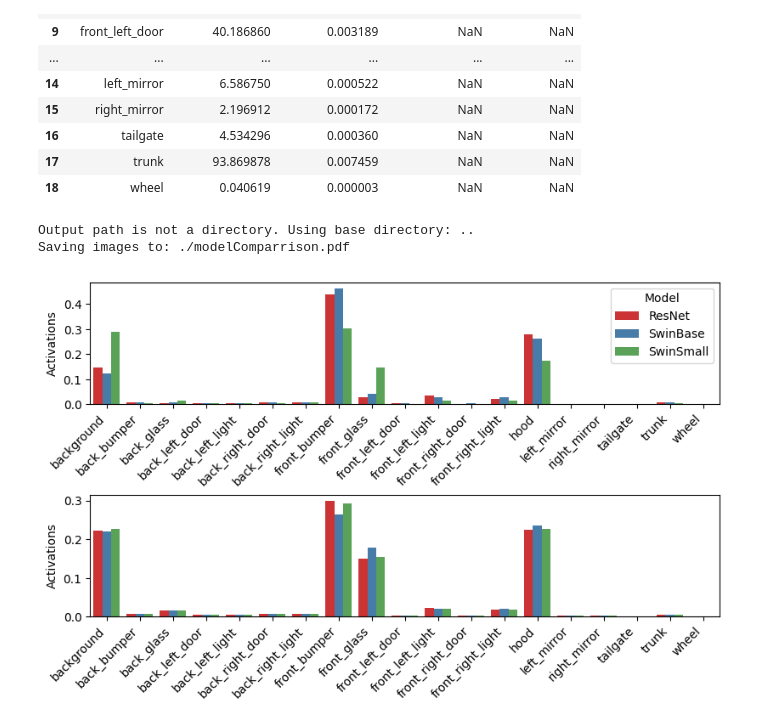
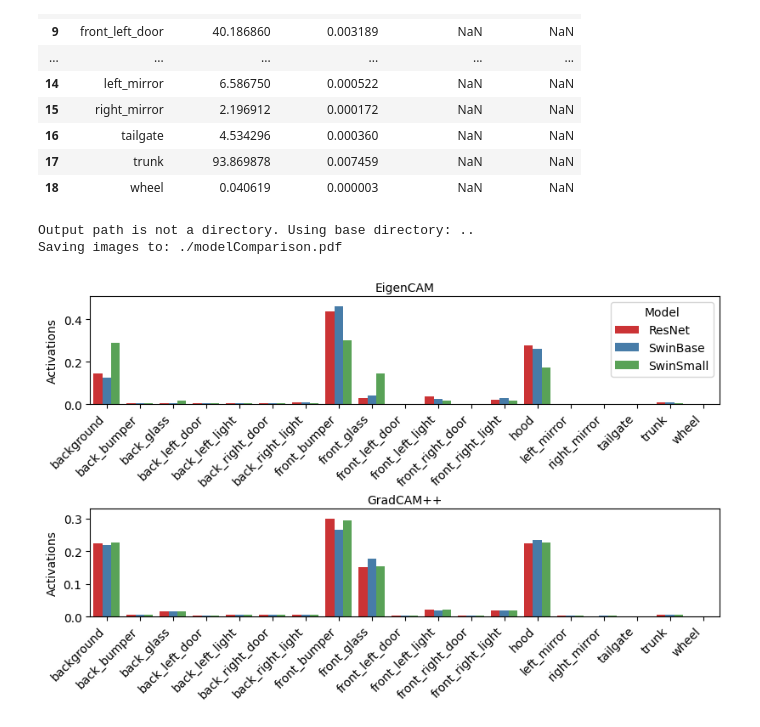
Before and after one commit to L1nusB/XAI-Vehicle-Classification, a Jupyter notebook: notebooks/ResultPlots.ipynb, the cells around one changed output. Cells and saved outputs as stored; diff of their text form; code cells hidden in the pictures.

```diff
--- a/notebooks/ResultPlots.ipynb
+++ b/notebooks/ResultPlots.ipynb
@@ -178,18 +179,18 @@ df
 # %%
 template='C:/Users/Linus/Desktop/copy/results/{dataset}/{Model}/Data_Full_{CAM}_{Model}_{dataset}_ocrnet_hr48_carparts_noflip_{date}.xlsx'
 
 resEigen = template.format(Model='ResNet', dataset='CompCars_Original', date='23_08_2022', CAM='EigenCAM')
 swinBaseEigen = template.format(Model='SwinBase', dataset='CompCars_Original', date='23_08_2022', CAM='EigenCAM')
 swinSmallEigen = template.format(Model='SwinSmall', dataset='CompCars_Original', date='23_08_2022', CAM='EigenCAM')
 
 resgradpp = template.format(Model='ResNet', dataset='CompCars_Original', date='23_08_2022', CAM='gradCAM++')
 swinBasegradpp = template.format(Model='SwinBase', dataset='CompCars_Original', date='23_08_2022', CAM='gradCAM++')
 swinSmallgradpp = template.format(Model='SwinSmall', dataset='CompCars_Original', date='23_08_2022', CAM='gradCAM++')
 
 generate_statistics.generate_model_comparison([resEigen, swinBaseEigen, swinSmallEigen],
                                               [resgradpp, swinBasegradpp, swinSmallgradpp],
-                                              n_plots=2, save=True)
+                                              n_plots=2, save=True, title=['EigenCAM', 'GradCAM++'])
 # %% [output]
 Output path is not a directory. Using base directory: ..
-Saving images to: ./modelComparrison.pdf
+Saving images to: ./modelComparison.pdf
-[figure, old version]
+[figure, new version]
```
Also changed, not shown: parts of 9 cells of this notebook, 4 other files.
